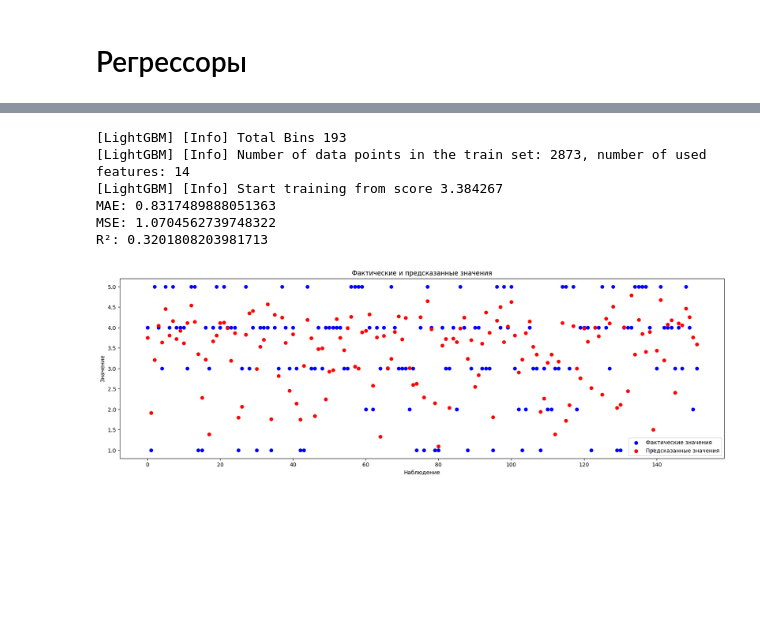
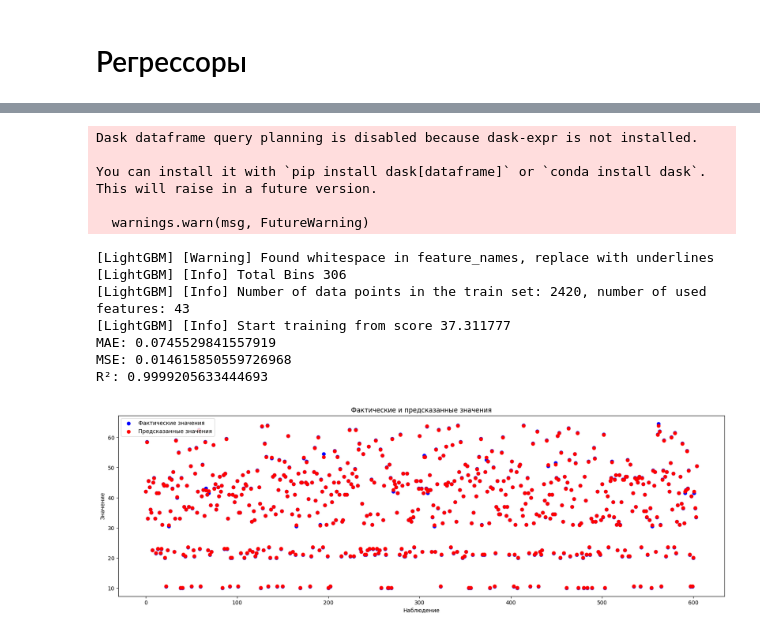
Before and after one commit to Olya-Skr/Belhard_courses, a Jupyter notebook: homework/hw5/dz5.ipynb, the cells around one changed output, grey strips where cells are left out. Drawn from its saved outputs; the diff is of its cells as text; code cells hidden in the pictures; blank space fills up the shorter version.

```diff
--- a/homework/hw5/dz5.ipynb
+++ b/homework/hw5/dz5.ipynb
@@ -88,0 +131,7 @@ dtype: int64
+# %%
+# Новый набор данных с закодировннными категориями
+categorical_features = category_df.columns.tolist()
+print('Закодированные столбцы:\n',categorical_features)
+print('\nОбновленный датасет:')
+new_df=pd.concat([df,data_ohe],axis=1).drop(columns=categorical_features)
+new_df.head()
@@ -124,13 +169,19 @@ plt.show()
+# %%
+# Разделение данных на набор зависимых переменных и метку
+data = new_df.drop(["TrainingHoursPerYear"],axis=1)
+target = new_df["TrainingHoursPerYear"]
 # %%
-# Убираем некоторые переменные
-X=new_data.drop(["EmpID","Age","CommuteDistance","NumCompanies","TeamSize","NumReports","TrainingHoursPerYear"],axis=1)
+# Убираем бесполезные переменные
+X=data.drop(["EmpID","CommuteDistance","NumCompanies"],axis=1)
 Y=target
 
 # Проверка распределения целевой метки
-result_target = df.groupby('JobSatisfaction', observed=False)['JobSatisfaction'].count()
+kol_target=Y.nunique()
+print('Количество уникальных:\n',kol_target)
+result_target = new_df.groupby('TrainingHoursPerYear', observed=False)['TrainingHoursPerYear'].count()
 print('\nПроверка распределения целевой метки:\n',result_target)
-plt.hist(target)
-plt.xlabel('Числовые значения')
+plt.hist(target,bins=10)
+plt.xlabel('Значение метки')
 plt.ylabel('Количество')
 plt.title('')
 plt.show()
@@ -197,40 +248,47 @@ R²: 0.3284
 # %%
-# Регрессор Light GBM без подбора параметров
+# Регрессор Light GBM
 from lightgbm import LGBMRegressor
 
 # Создание и обучение модели LGBMRegressor
-model = LGBMRegressor(random_state=0,force_col_wise='true')
-model.fit(X_train, y_train)
+LGBMR_model = LGBMRegressor(max_depth=-1,n_estimators=50,force_col_wise='true')
+LGBMR_model.fit(X_train, y_train)
 
 # Предсказание на тестовой выборке
-y_pred = model.predict(X_test)
+LGBMR_y_pred = LGBMR_model.predict(X_test)
 
 # Вычисление метрик
-mae = mean_absolute_error(y_test, y_pred)
-mse = mean_squared_error(y_test, y_pred)
-r2 = r2_score(y_test, y_pred)
+LGBMR_mae = mean_absolute_error(y_test, LGBMR_y_pred)
+LGBMR_mse = mean_squared_error(y_test, LGBMR_y_pred)
+LGBMR_r2 = r2_score(y_test, LGBMR_y_pred)
 
-print(f'MAE: {mae}')
-print(f'MSE: {mse}')
-print(f'R²: {r2}')
+print(f'MAE: {LGBMR_mae}')
+print(f'MSE: {LGBMR_mse}')
+print(f'R²: {LGBMR_r2}')
 
 # Визуализация предсказанных и фактических значений
 plt.figure(figsize=(20, 6))
 plt.scatter(range(len(y_test)), y_test, color='blue', label='Фактические значения')
-plt.scatter(range(len(y_test)), y_pred, color='red', label='Предсказанные значения')
+plt.scatter(range(len(LGBMR_y_pred)), LGBMR_y_pred, color='red', label='Предсказанные значения')
 plt.xlabel('Наблюдение')
 plt.ylabel('Значение')
 plt.title('Фактические и предсказанные значения')
 plt.legend()
 plt.show()
 # %% [output]
-[LightGBM] [Info] Total Bins 193
-[LightGBM] [Info] Number of data points in the train set: 2873, number of used features: 14
-[LightGBM] [Info] Start training from score 3.384267
-MAE: 0.8317489888051363
-MSE: 1.0704562739748322
-R²: 0.3201808203981713
+Dask dataframe query planning is disabled because dask-expr is not installed.
+
+You can install it with `pip install dask[dataframe]` or `conda install dask`.
+This will raise in a future version.
+
+  warnings.warn(msg, FutureWarning)
+[LightGBM] [Warning] Found whitespace in feature_names, replace with underlines
+[LightGBM] [Info] Total Bins 306
+[LightGBM] [Info] Number of data points in the train set: 2420, number of used features: 43
+[LightGBM] [Info] Start training from score 37.311777
+MAE: 0.0745529841557919
+MSE: 0.014615850559726968
+R²: 0.9999205633444693
-[figure, old version]
+[figure, new version]
 # %%
 # XGBoost - Экстремальный градиентный бустинг.
 from xgboost import XGBRegressor
```
Also changed, not shown: parts of 20 cells of this notebook, 2 other files.
